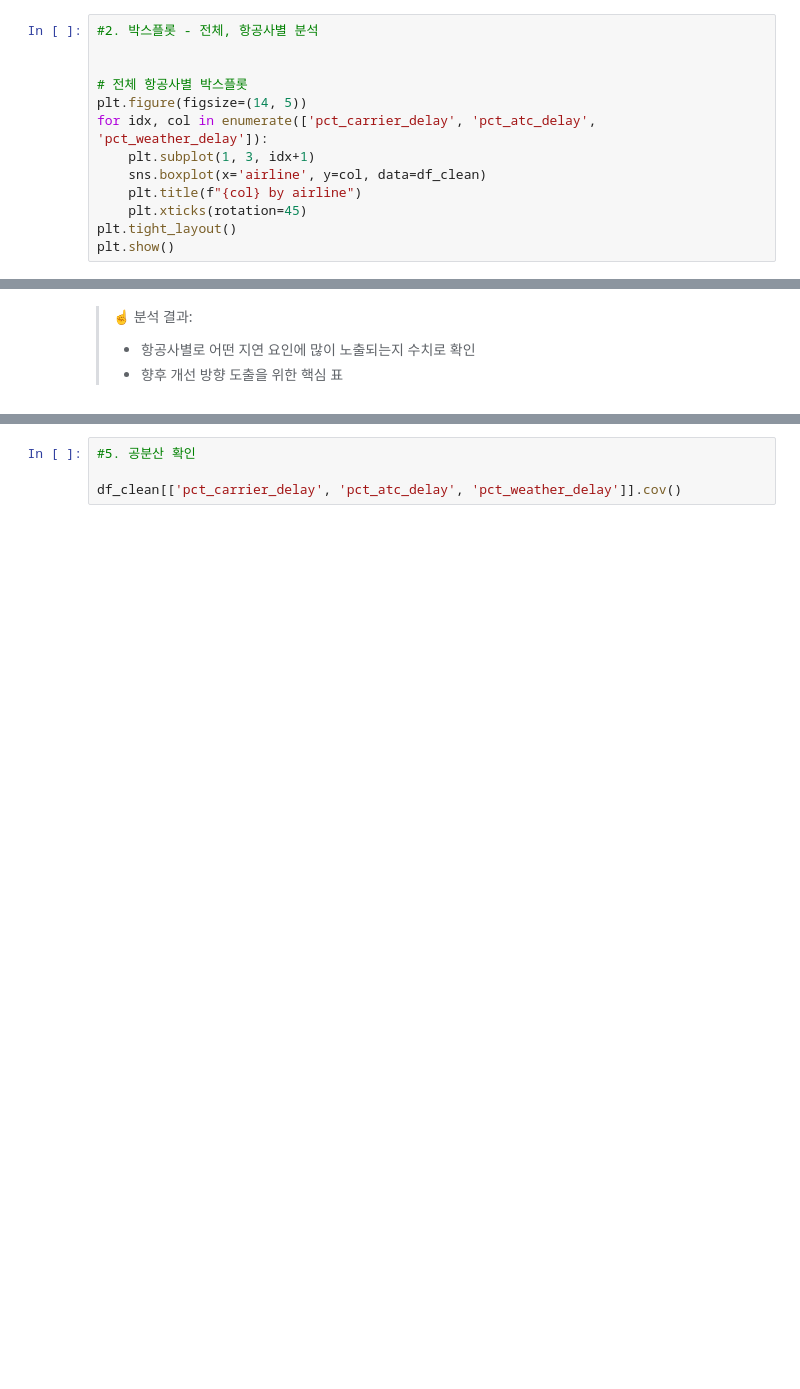
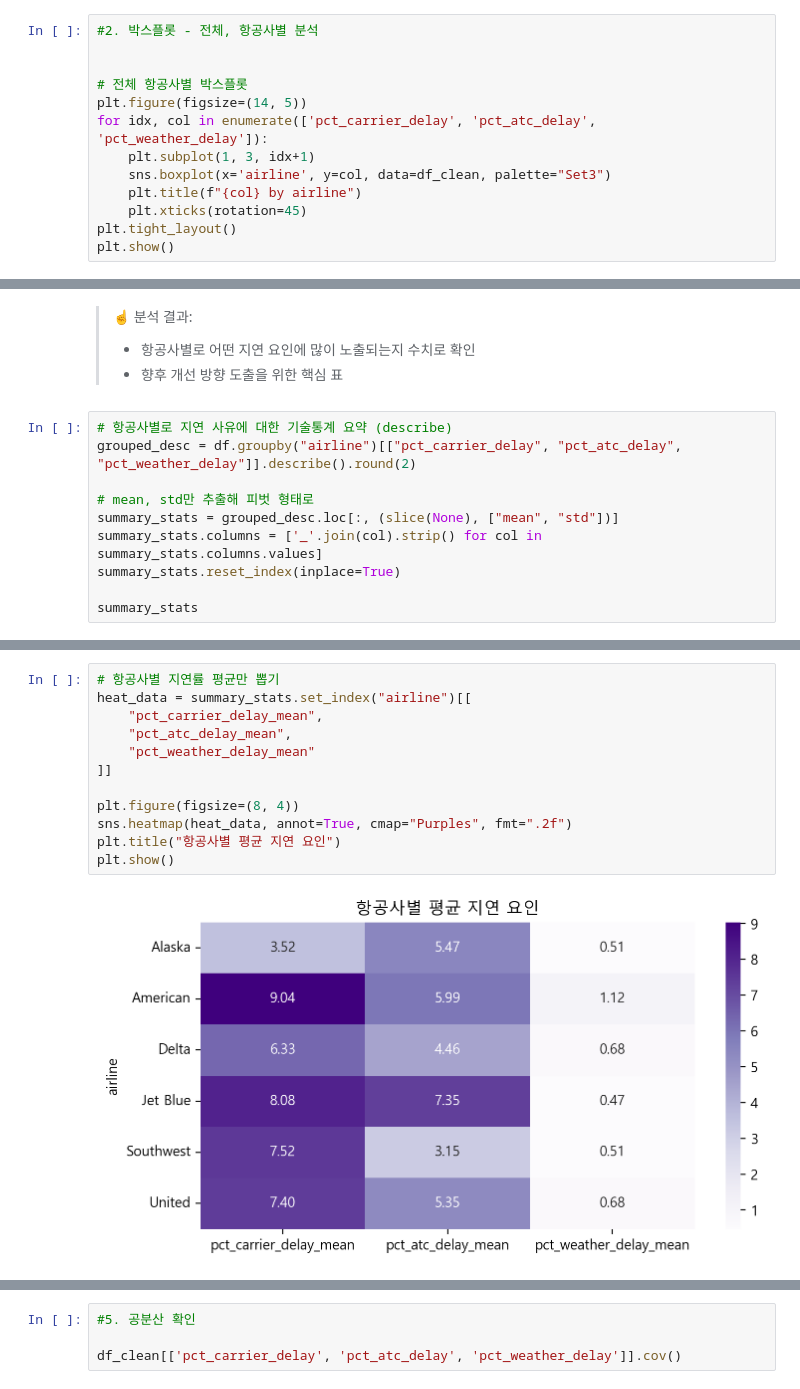
Before and after one commit to jihuikim45/hipython_rep, a Jupyter notebook: 01_data_anal_proj/분석보고서.ipynb, the cells around one changed output, grey strips where cells are left out. Cells and saved outputs as stored; diff of their text form; blank space fills up the shorter version.

```diff
--- a/01_data_anal_proj/분석보고서.ipynb
+++ b/01_data_anal_proj/분석보고서.ipynb
@@ -414,7 +452,7 @@ plt.show()
 plt.figure(figsize=(14, 5))
 for idx, col in enumerate(['pct_carrier_delay', 'pct_atc_delay', 'pct_weather_delay']):
     plt.subplot(1, 3, idx+1)
-    sns.boxplot(x='airline', y=col, data=df_clean)
+    sns.boxplot(x='airline', y=col, data=df_clean, palette="Set3")
     plt.title(f"{col} by airline")
     plt.xticks(rotation=45)
 plt.tight_layout()
@@ -444,3 +499,13 @@ delay_means
 >
 > - 항공사별로 어떤 지연 요인에 많이 노출되는지 수치로 확인
 > - 향후 개선 방향 도출을 위한 핵심 표
+# %%
+# 항공사별로 지연 사유에 대한 기술통계 요약 (describe)
+grouped_desc = df.groupby("airline")[["pct_carrier_delay", "pct_atc_delay", "pct_weather_delay"]].describe().round(2)
+
+# mean, std만 추출해 피벗 형태로
+summary_stats = grouped_desc.loc[:, (slice(None), ["mean", "std"])]
+summary_stats.columns = ['_'.join(col).strip() for col in summary_stats.columns.values]
+summary_stats.reset_index(inplace=True)
+
+summary_stats
@@ -446,0 +520,14 @@ delay_means
+# %%
+# 항공사별 지연률 평균만 뽑기
+heat_data = summary_stats.set_index("airline")[[
+    "pct_carrier_delay_mean",
+    "pct_atc_delay_mean",
+    "pct_weather_delay_mean"
+]]
+
+plt.figure(figsize=(8, 4))
+sns.heatmap(heat_data, annot=True, cmap="Purples", fmt=".2f")
+plt.title("항공사별 평균 지연 요인")
+plt.show()
+# %% [output]
+[figure, added]
```
Also changed, not shown: parts of 19 cells of this notebook.
